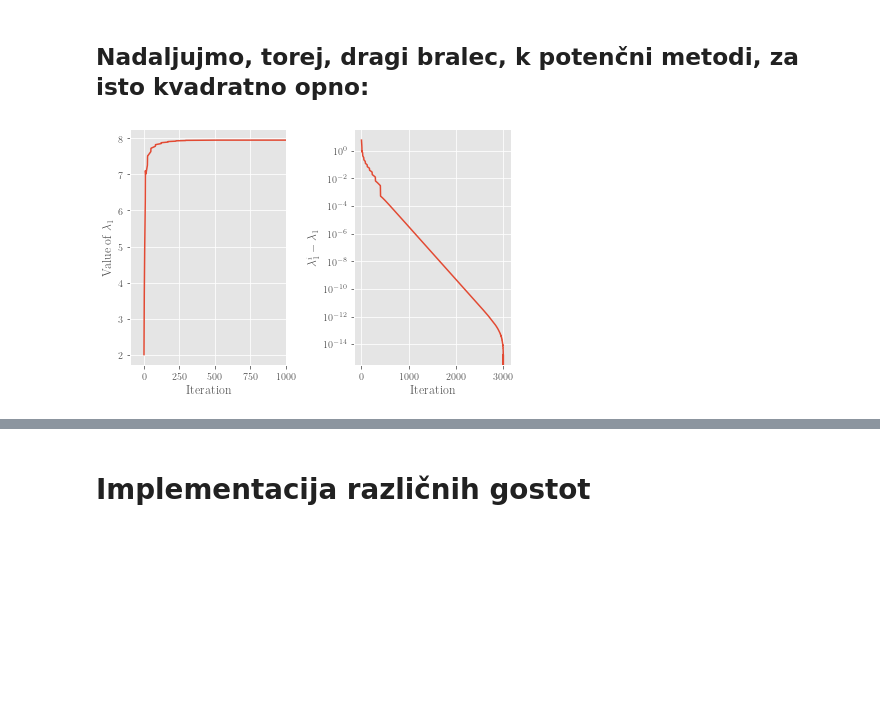
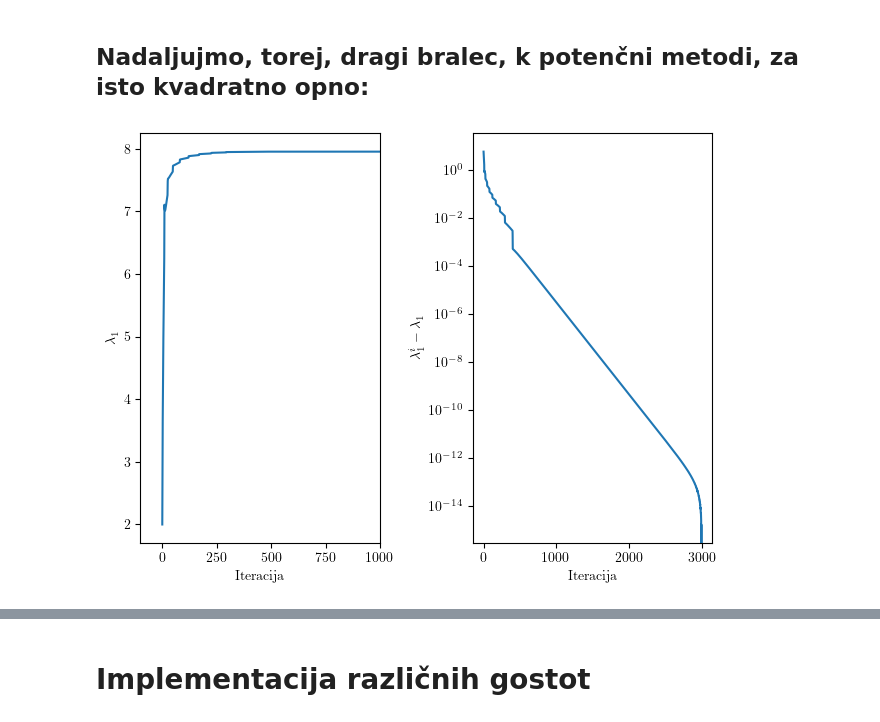
Before and after one commit to 5roop/modelska, a Jupyter notebook: 206/old/206.ipynb, the cells around one changed output, grey strips where cells are left out. Saved outputs shown, nothing was run; the diff lists cells and outputs as text; code cells hidden in the pictures; blank space fills up the shorter version.

```diff
--- a/206/old/206.ipynb
+++ b/206/old/206.ipynb
@@ -1,11 +1,11 @@
 # %%
-%load_ext blackcellmagic
+# %load_ext blackcellmagic
 import numpy as np
 import matplotlib.pyplot as plt
 import pandas as pd
 import scipy
 from scipy.optimize import root_scalar
-plt.style.use("ggplot")
+# plt.style.use("ggplot")
 plt.rcParams['font.family'] = "serif"
 plt.rc('text', usetex=True)
 from numba import jit, njit
@@ -92,35 +92,35 @@ plt.show()
 
 def power_method(A, num_iter=1000):
     values = np.empty(num_iter, dtype=float)
     b = np.full(A.shape[0], 1.0)
     for i in range(num_iter):
         prod = np.dot(A, b)
         norm = np.max(prod)
         #print(b, norm)
         b = prod / norm
         values[i] = norm
     return norm, values
 value, potek = power_method(A)
 
 
 fig, [ax1, ax2] = plt.subplots(ncols=2)
-ax1.set_xlabel(r"Iteration")
-ax1.set_ylabel(r"Value of $\lambda_1$")
+ax1.set_xlabel(r"Iteracija")
+ax1.set_ylabel(r"$\lambda_1$")
 ax1.set_xlim((-100, 1000))
 # ax1.set_yscale("log")
 ax2.set_yscale("log")
-ax2.set_xlabel(r"Iteration")
+ax2.set_xlabel(r"Iteracija")
 ax2.set_ylabel(r"$\lambda_1^i - \lambda_1$")
 
 
 value, potek = power_method(A, num_iter=3000)
 ax1.plot(potek, )
 ax2.plot(np.abs(potek[-1] - potek))
 
 
 plt.tight_layout()
 plt.savefig("1-0-powermethod.pdf")
 plt.show()
 # %% [output]
-[figure, old version]
+[figure, new version]
 # %%
```
Also changed, not shown: parts of 25 cells of this notebook, 34 other files.
